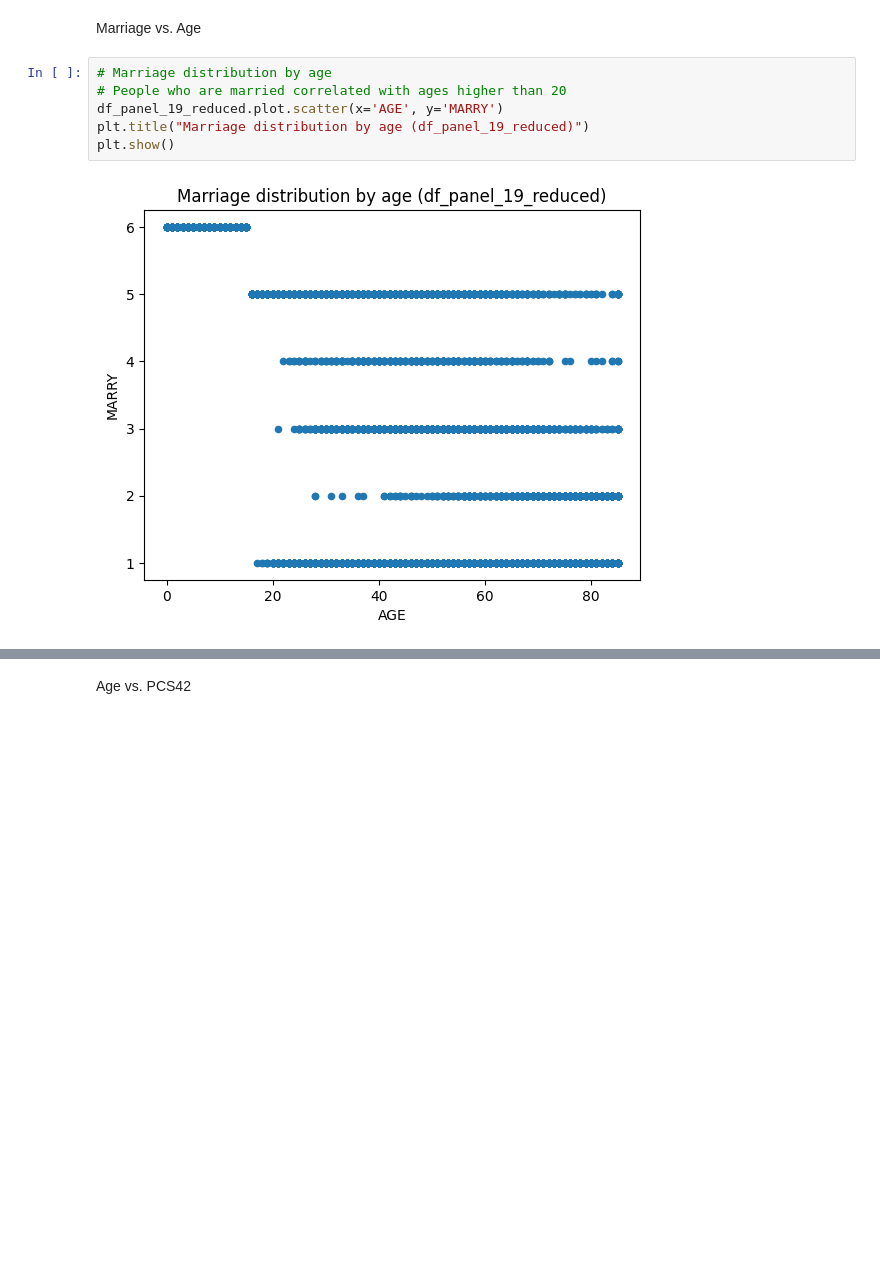
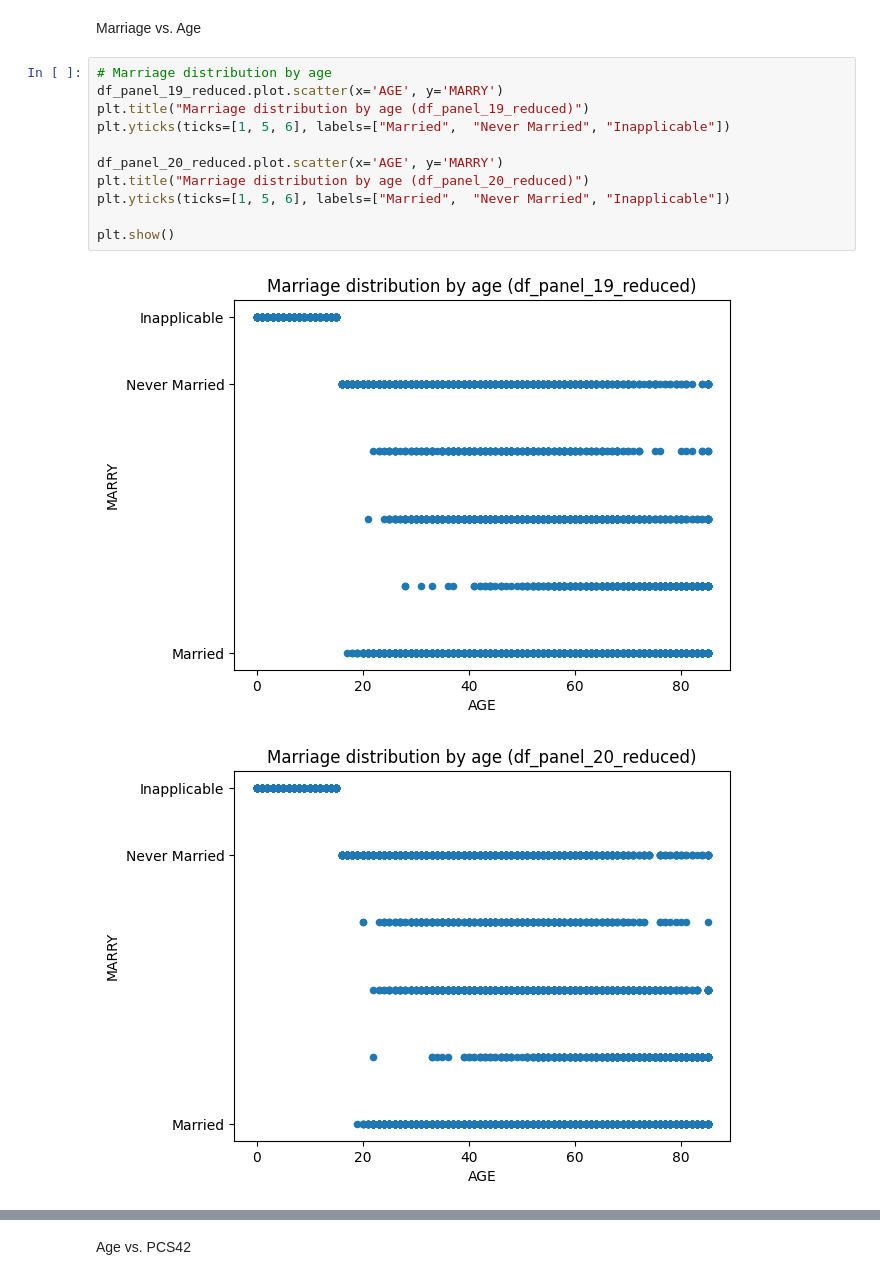
Before and after one commit to christine-deng/DSC180A-Capstone, a Jupyter notebook: updated2.ipynb, the cells around one changed output, grey strips where cells are left out. Drawn from its saved outputs; the diff is of its cells as text; blank space fills up the shorter version.

Commit message:
Edited EDA plot Christine

```diff
--- a/updated2.ipynb
+++ b/updated2.ipynb
@@ -1375,9 +1379,15 @@ As seen from the both the df_panel_19_reduced and df_panel_20_reduced plots abov
 Marriage vs. Age
 # %%
 # Marriage distribution by age
-# People who are married correlated with ages higher than 20
 df_panel_19_reduced.plot.scatter(x='AGE', y='MARRY')
 plt.title("Marriage distribution by age (df_panel_19_reduced)")
+plt.yticks(ticks=[1, 5, 6], labels=["Married",  "Never Married", "Inapplicable"])
+
+df_panel_20_reduced.plot.scatter(x='AGE', y='MARRY')
+plt.title("Marriage distribution by age (df_panel_20_reduced)")
+plt.yticks(ticks=[1, 5, 6], labels=["Married",  "Never Married", "Inapplicable"])
+
 plt.show()
 # %% [output]
-[figure, old version]
+[figure, new version]
+[figure, added]
```
Also changed, not shown: parts of 5 cells of this notebook.
